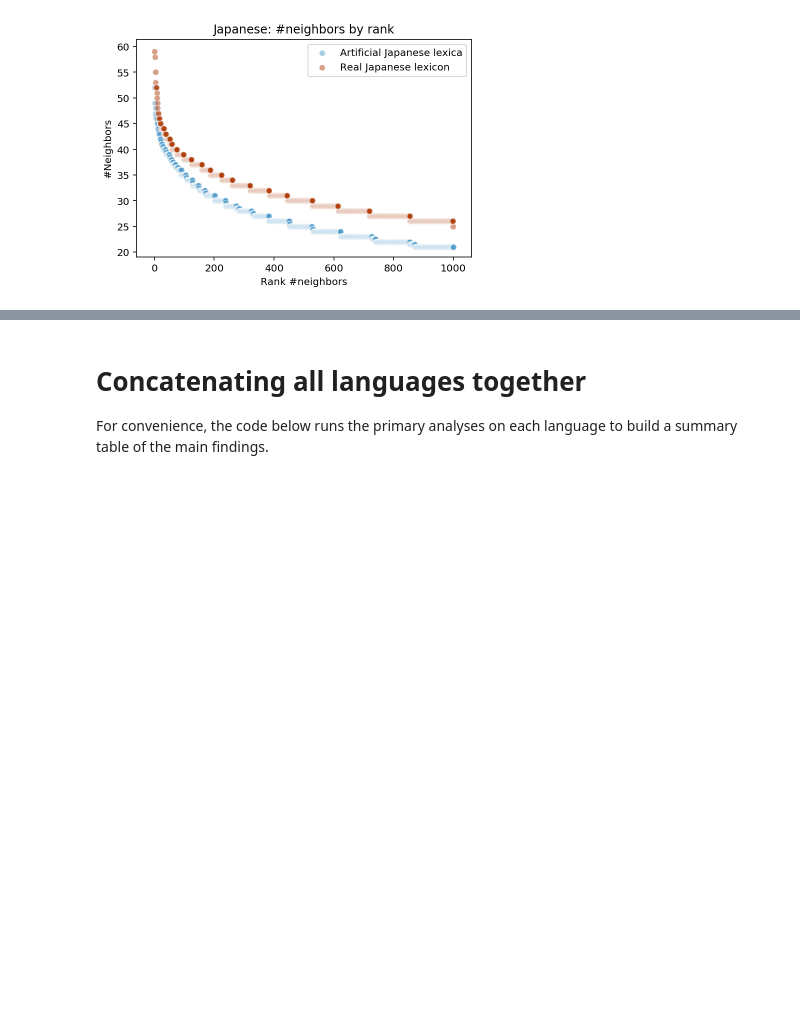
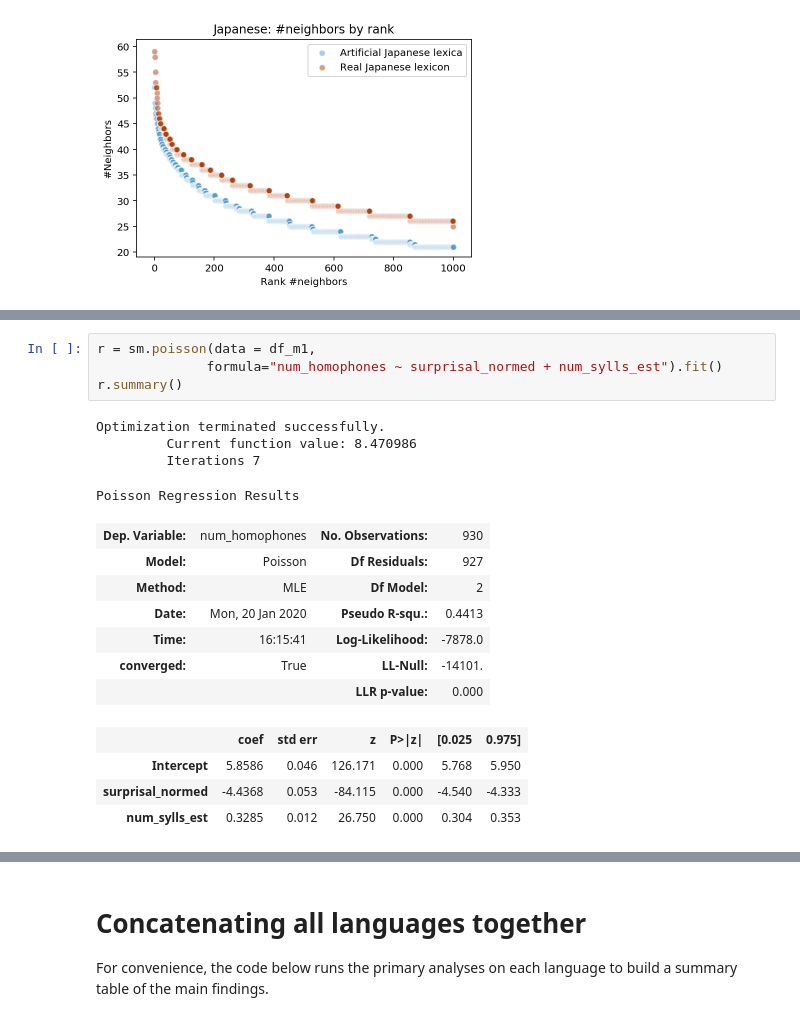
Before and after one commit to seantrott/homophone_simulations, a Jupyter notebook: Homophony in real and artificial lexica.ipynb, the cells around one changed output, grey strips where cells are left out. Cells and saved outputs as stored; diff of their text form; blank space fills up the shorter version.

```diff
--- a/Homophony in real and artificial lexica.ipynb
+++ b/Homophony in real and artificial lexica.ipynb
@@ -673,0 +826,20 @@ plt.savefig("Figures/japanese/data_visualizations/rank_neighbors.png", dpi=300)
+# %%
+r = sm.poisson(data = df_m1,
+              formula="num_homophones ~ surprisal_normed + num_sylls_est").fit()
+r.summary()
+# %% [output]
+Optimization terminated successfully.
+         Current function value: 8.470986
+         Iterations 7
+Poisson Regression Results
+| Dep. Variable: | num_homophones | No. Observations: | 930 |
+| Model: | Poisson | Df Residuals: | 927 |
+| Method: | MLE | Df Model: | 2 |
+| Date: | Mon, 20 Jan 2020 | Pseudo R-squ.: | 0.4413 |
+| Time: | 16:15:41 | Log-Likelihood: | -7878.0 |
+| converged: | True | LL-Null: | -14101. |
+|  |  | LLR p-value: | 0.000 |
+|  | coef | std err | z | P>|z| | [0.025 | 0.975] |
+| Intercept | 5.8586 | 0.046 | 126.171 | 0.000 | 5.768 | 5.950 |
+| surprisal_normed | -4.4368 | 0.053 | -84.115 | 0.000 | -4.540 | -4.333 |
+| num_sylls_est | 0.3285 | 0.012 | 26.750 | 0.000 | 0.304 | 0.353 |
```
Also changed, not shown: parts of 20 cells of this notebook, 3 other files.
